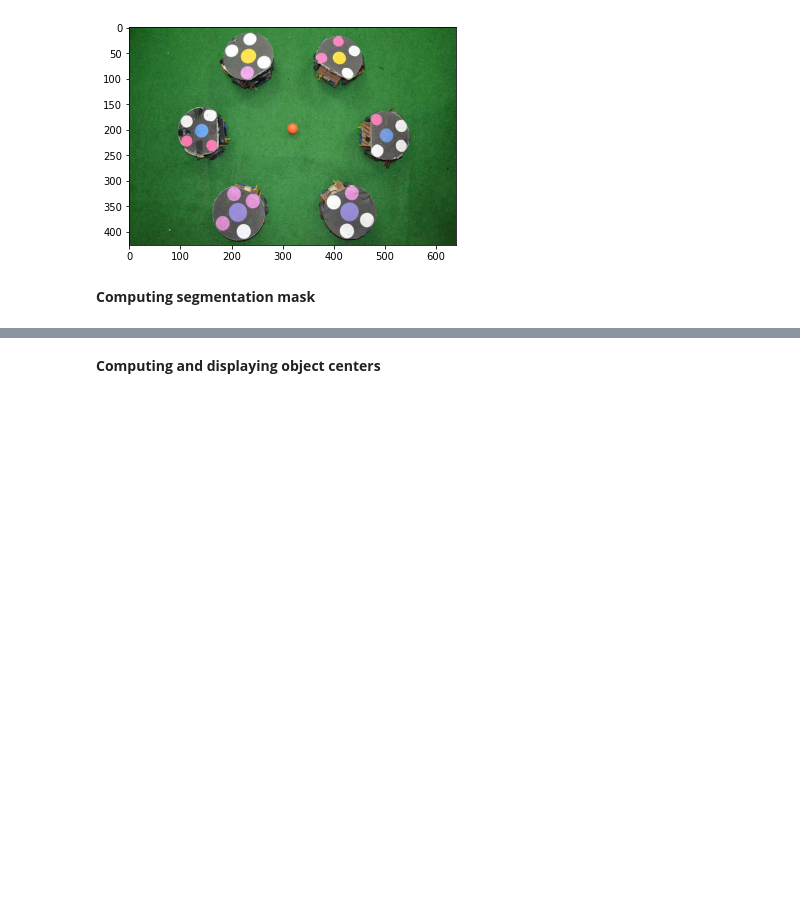
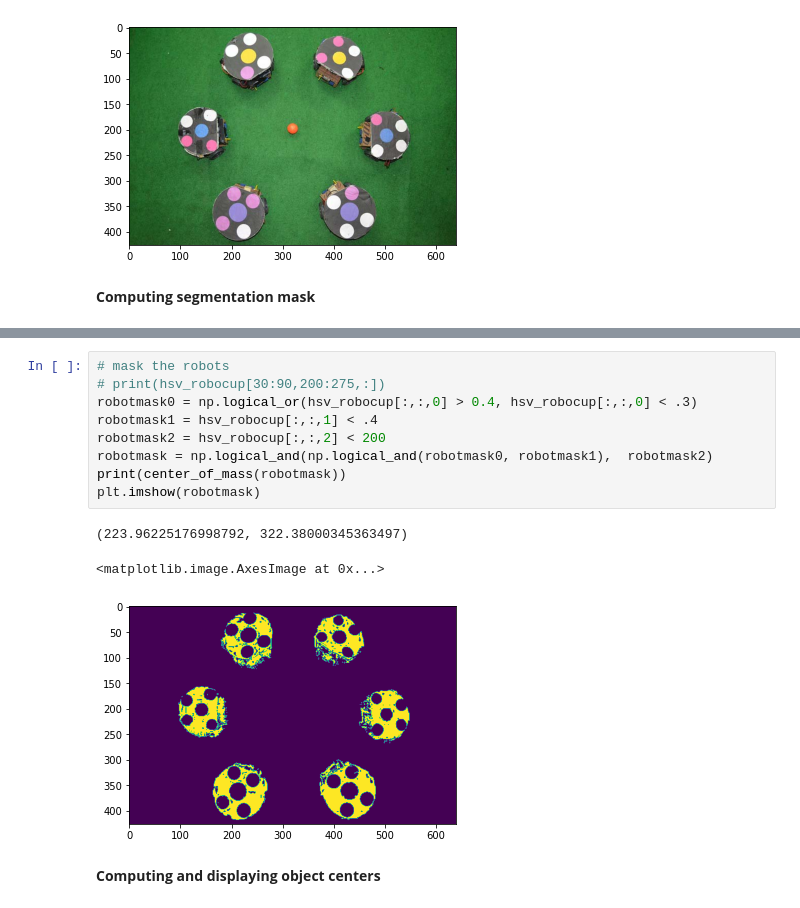
Before and after one commit to eduardo-santin/CV-Assignment1, a Jupyter notebook: Assg1_ImageProc.ipynb, the cells around one changed output, grey strips where cells are left out. Saved outputs shown, nothing was run; the diff lists cells and outputs as text; blank space fills up the shorter version.

```diff
--- a/Assg1_ImageProc.ipynb
+++ b/Assg1_ImageProc.ipynb
@@ -109,3 +139,16 @@ You explanation here: what is your approach? how did you decide which thresholds
+# %%
+# mask the robots
+# print(hsv_robocup[30:90,200:275,:])
+robotmask0 = np.logical_or(hsv_robocup[:,:,0] > 0.4, hsv_robocup[:,:,0] < .3)
+robotmask1 = hsv_robocup[:,:,1] < .4
+robotmask2 = hsv_robocup[:,:,2] < 200
+robotmask = np.logical_and(np.logical_and(robotmask0, robotmask1),  robotmask2)
+print(center_of_mass(robotmask))
+plt.imshow(robotmask)
+# %% [output]
+(223.96225176998792, 322.38000345363497)
+<matplotlib.image.AxesImage at 0x...>
+[figure, added]
 # %% [markdown]
 __Computing and displaying object centers__
 # %%
```
Also changed, not shown: parts of 9 cells of this notebook, 1 other file.
